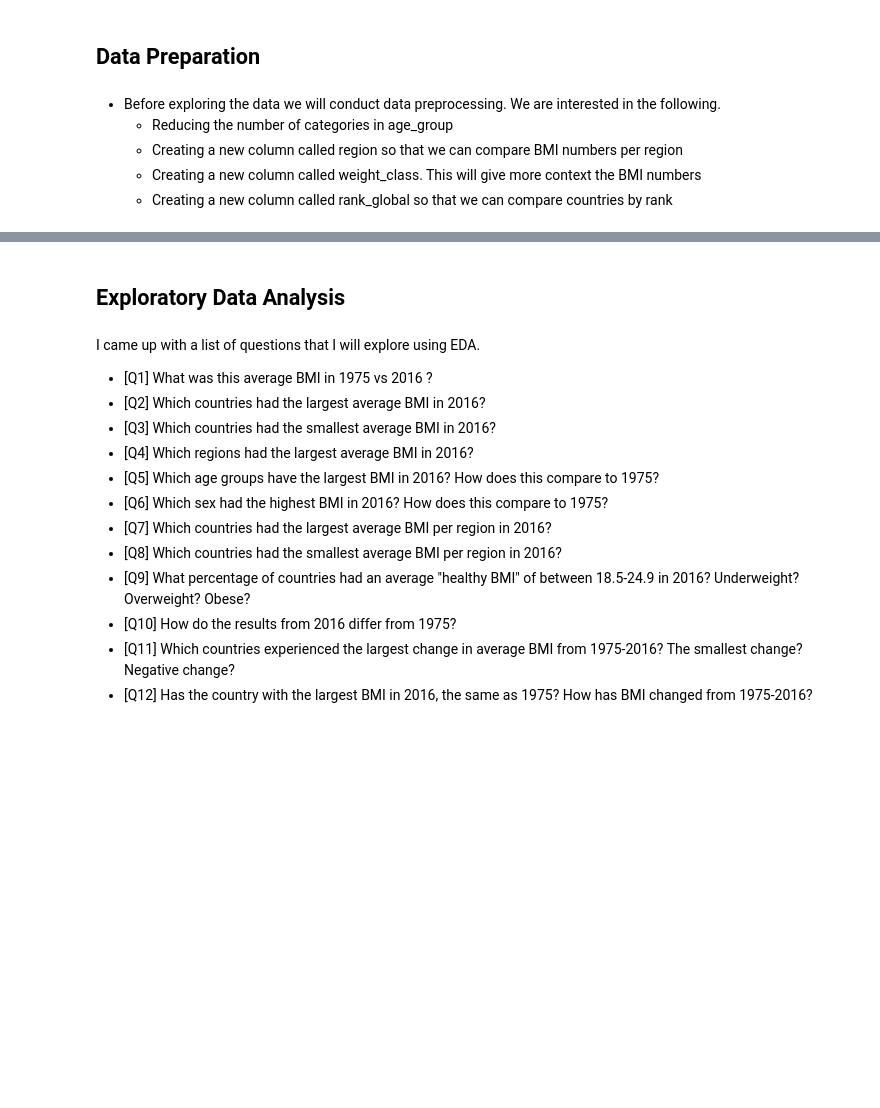
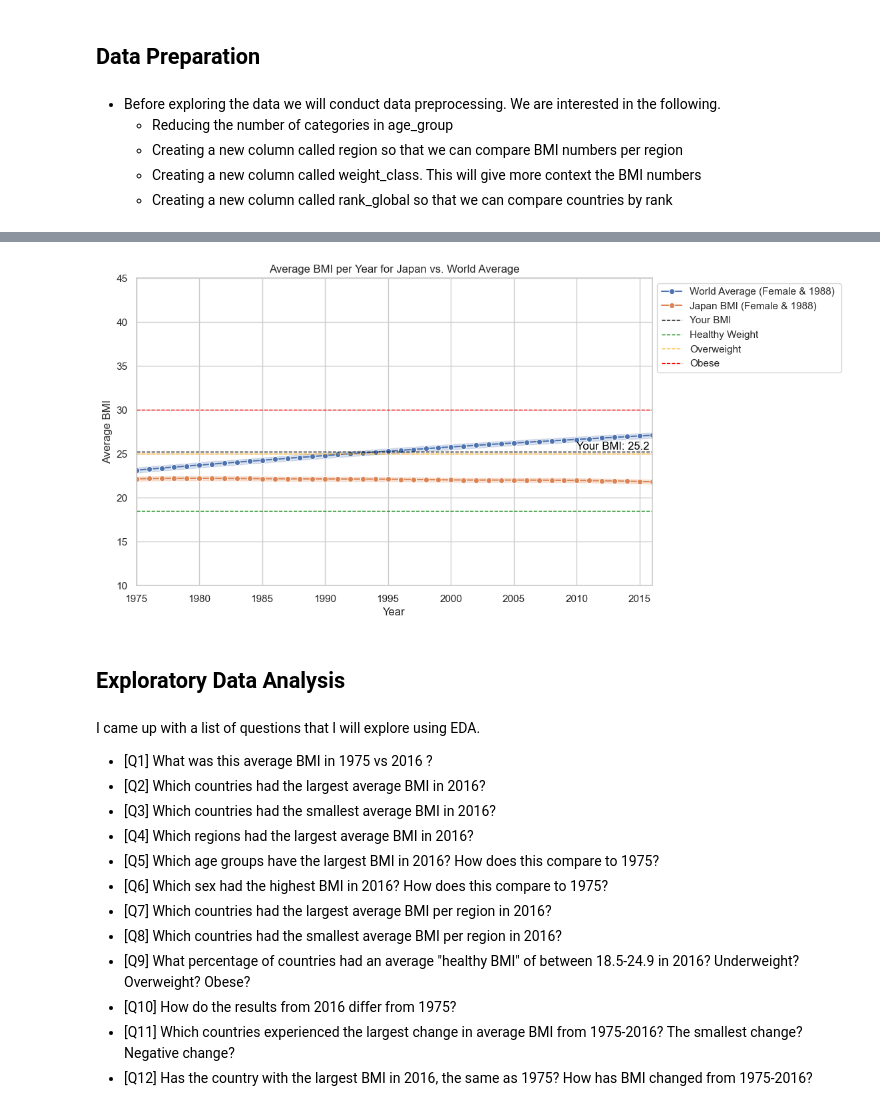
Before and after one commit to JakeWellian/Texas_McCombs_projects, a Jupyter notebook: BMI_python.ipynb, the cells around one changed output, grey strips where cells are left out. Drawn from its saved outputs; the diff is of its cells as text; code cells hidden in the pictures; blank space fills up the shorter version.

```diff
--- a/BMI_python.ipynb
+++ b/BMI_python.ipynb
@@ -247,0 +216,87 @@ df.sample(10)
+# %%
+# Set Seaborn style
+sns.set(style="whitegrid")
+
+# Capture user input
+valid_countries = set(df['country'].str.lower())
+valid_sex = set(df["sex"].str.lower())
+valid_age_groups = set(['75+', '65-74', '55-64', '45-54', '35-44', '25-34', '18-24'])
+
+# Prompt user for input and validate the country
+while True:
+    user_country = input("Enter your country: ").lower()
+    if user_country in valid_countries:
+        break
+    else:
+        print("Invalid country name. Please enter a valid country.")
+
+# Prompt user for input and validate the sex
+while True:
+    user_sex = input("Enter your sex (Female/Male): ").lower()
+    if user_sex in valid_sex:
+        break
+    else:
+        print("Invalid choice. Please enter a valid sex (Female/Male).")
+
+# Prompt user for input and validate the age group
+while True:
+    try:
+        user_year_of_birth = int(input("Enter your year of birth: "))
+        user_age_group = determine_age_group(user_year_of_birth)
+        if user_age_group in valid_age_groups:
+            break
+        else:
+            print("Invalid choice. Please enter a valid year of birth.")
+    except ValueError:
+        print("Invalid input. Please enter a valid year.")
+
+# Filter data for the selected sex
+age_sex_data = df[(df['age_group'].str.lower() == user_age_group) &
+              (df['sex'].str.lower() == user_sex)]
+
+country_age_sex_data = df[(df['country'].str.lower() == user_country) &
+              (df["age_group"] == user_age_group) &
+              (df['sex'].str.lower() == user_sex)]
+
+# Loading time
+print("Calculating...")
+
+# Capitalize user_country
+user_country = user_country.capitalize()
+user_sex = user_sex.capitalize()
+
+# Create a line plot using Seaborn
+plt.figure(figsize=(10, 6))
+sns.lineplot(data=age_sex_data, x='year', y='mean_body_mass_index', marker='o', label=f'World Average ({user_sex} & {user_year_of_birth}) ')
+sns.lineplot(data=country_age_sex_data, x='year', y='mean_body_mass_index', marker='o', label=f'{user_country} BMI ({user_sex} & {user_year_of_birth})')
+
+# Capture user input
+user_height = float(input("Enter your height in cm: "))
+user_weight = float(input("Enter your weight in kg: "))
+
+# Calculate user's BMI
+user_bmi = user_weight / ((user_height / 100) ** 2)
+
+# Plot the user's BMI
+plt.axhline(y=user_bmi, color='black', linestyle='--', linewidth=1, label="Your BMI")
+
+# Add user's BMI as text above the line
+plt.text(2010, user_bmi, f"Your BMI: {user_bmi:.1f}", color='black', va='bottom')
+
+# Add labels and title
+plt.xlabel('Year')
+plt.ylabel('Average BMI')
+plt.title(f'Average BMI per Year for {user_country} vs. World Average')
+plt.axis(xmin=1975, xmax=2016, ymin=10, ymax=45)
+
+# Add a reference line along the x-axis
+plt.axhline(y=18.5, color='green', linestyle='--', linewidth=1, label="Healthy Weight")
+plt.axhline(y=25.0, color='orange', linestyle='--', linewidth=1, label="Overweight")
+plt.axhline(y=30.0, color='red', linestyle='--', linewidth=1, label="Obese")
+
+# Display the legend
+plt.legend(loc='upper left', bbox_to_anchor=(1, 1))
+
+# Display the plot
+plt.show()
+# %% [output]
@@ -248,3 +309,4 @@ df.sample(10)
+[figure, new version]
 # %% [markdown]
 ## Exploratory Data Analysis
 # %% [markdown]
```
Also changed, not shown: parts of 13 cells of this notebook.
